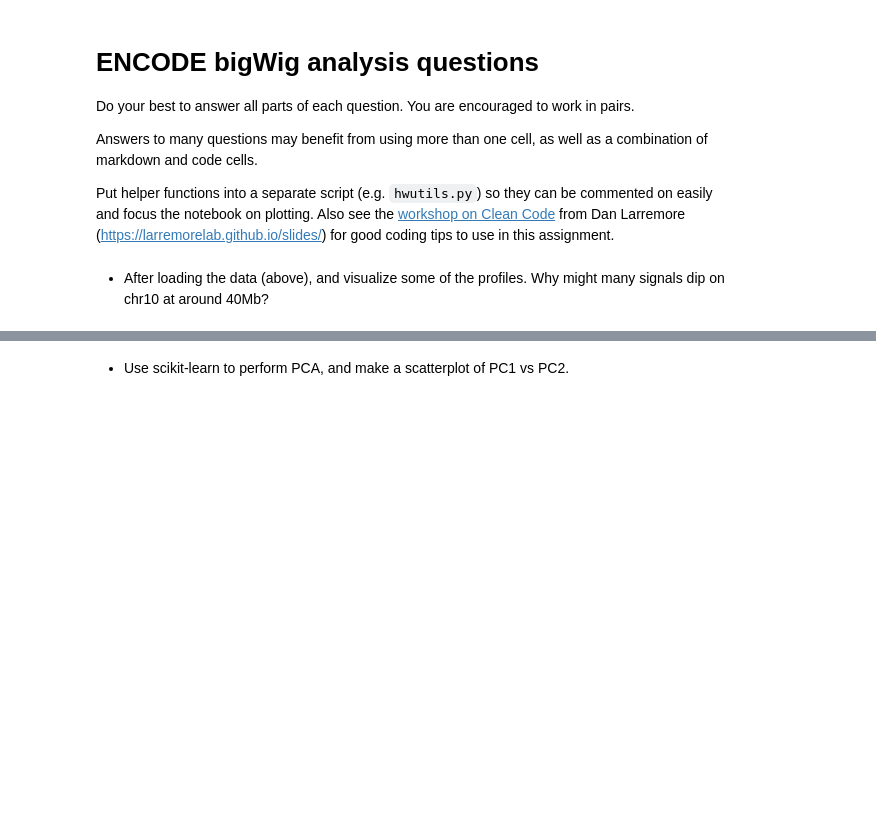
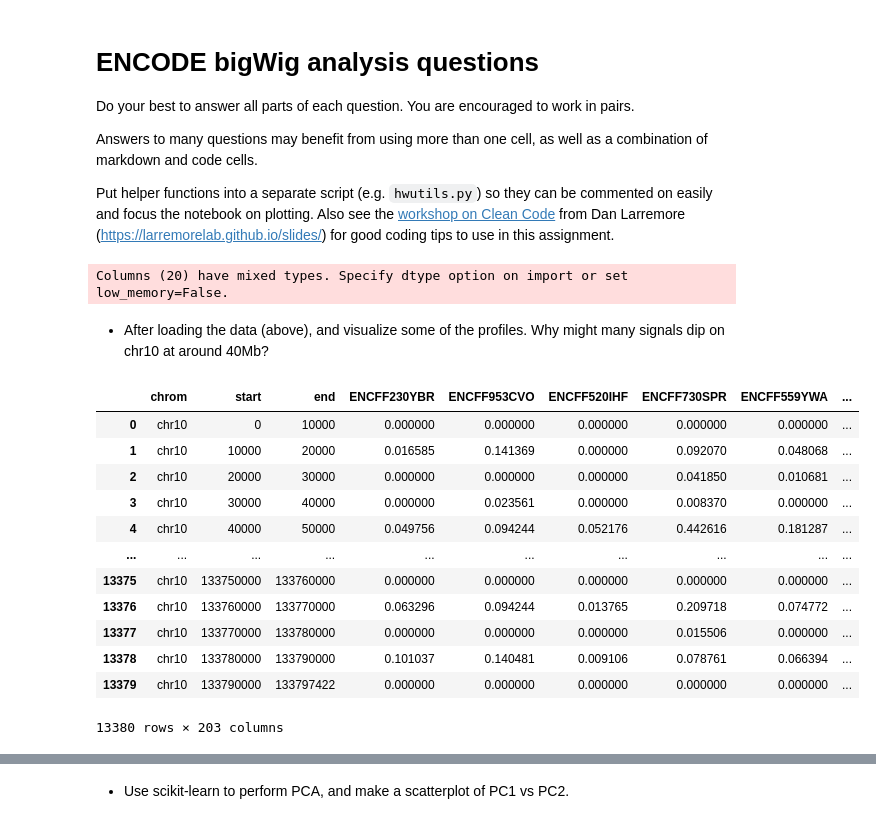
Before and after one commit to ramayyala/qbio577_fall2022, a Jupyter notebook: encode-bigwig-eda.ipynb, the cells around one changed output, grey strips where cells are left out. Cells and saved outputs as stored; diff of their text form; code cells hidden in the pictures; blank space fills up the shorter version.

```diff
--- a/encode-bigwig-eda.ipynb
+++ b/encode-bigwig-eda.ipynb
@@ -27,6 +29,24 @@ df = pd.read_table('/mnt/g/My Drive/Academics/QBIO_577/Week_8/qbio577_fall2022/d
 
 # load metadata from ENCODE for bigwig files.
 # can be queried as follows: bigwig_metadata.query("`File accession`==@ df_column_name ")
-bigwig_metadata = pd.read_table('/mnt/g/My Drive/Academics/QBIO_577/Week_8/qbio577_fall2022/data/ENCODE_GRCh38_bigWig_metadata.tsv')
+metadata = pd.read_table('/mnt/g/My Drive/Academics/QBIO_577/Week_8/qbio577_fall2022/data/ENCODE_GRCh38_bigWig_metadata.tsv')
+# %% [output]
+Columns (20) have mixed types. Specify dtype option on import or set low_memory=False.
 # %% [markdown]
 - After loading the data (above), and visualize some of the profiles. Why might many signals dip on chr10 at around 40Mb?
+# %%
+df
+# %% [output]
+|  | chrom | start | end | ENCFF230YBR | ENCFF953CVO | ENCFF520IHF | ENCFF730SPR | ENCFF559YWA | ... |
+| 0 | chr10 | 0 | 10000 | 0.000000 | 0.000000 | 0.000000 | 0.000000 | 0.000000 | ... |
+| 1 | chr10 | 10000 | 20000 | 0.016585 | 0.141369 | 0.000000 | 0.092070 | 0.048068 | ... |
+| 2 | chr10 | 20000 | 30000 | 0.000000 | 0.000000 | 0.000000 | 0.041850 | 0.010681 | ... |
+| 3 | chr10 | 30000 | 40000 | 0.000000 | 0.023561 | 0.000000 | 0.008370 | 0.000000 | ... |
+| 4 | chr10 | 40000 | 50000 | 0.049756 | 0.094244 | 0.052176 | 0.442616 | 0.181287 | ... |
+| ... | ... | ... | ... | ... | ... | ... | ... | ... | ... |
+| 13375 | chr10 | 133750000 | 133760000 | 0.000000 | 0.000000 | 0.000000 | 0.000000 | 0.000000 | ... |
+| 13376 | chr10 | 133760000 | 133770000 | 0.063296 | 0.094244 | 0.013765 | 0.209718 | 0.074772 | ... |
+| 13377 | chr10 | 133770000 | 133780000 | 0.000000 | 0.000000 | 0.000000 | 0.015506 | 0.000000 | ... |
+| 13378 | chr10 | 133780000 | 133790000 | 0.101037 | 0.140481 | 0.009106 | 0.078761 | 0.066394 | ... |
+| 13379 | chr10 | 133790000 | 133797422 | 0.000000 | 0.000000 | 0.000000 | 0.000000 | 0.000000 | ... |
+13380 rows × 203 columns
```
Also changed, not shown: parts of 16 cells of this notebook.
